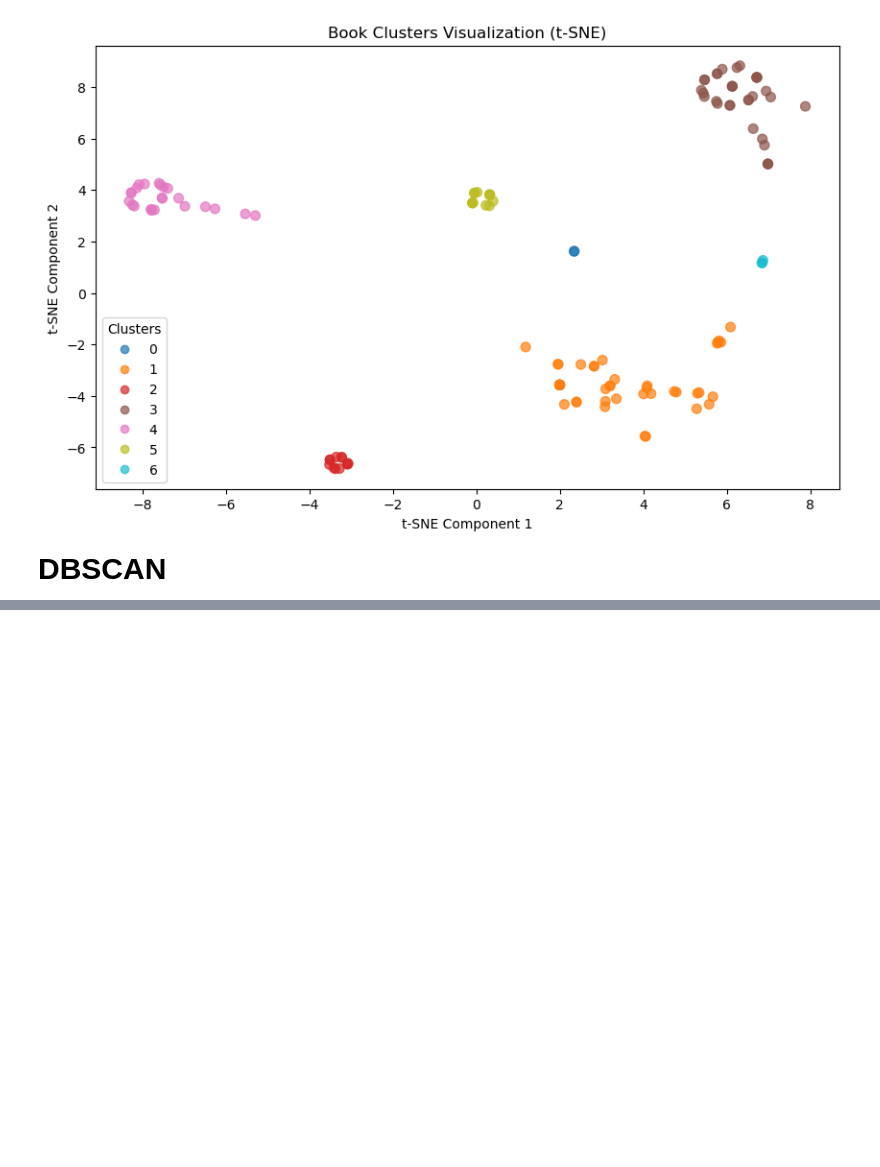
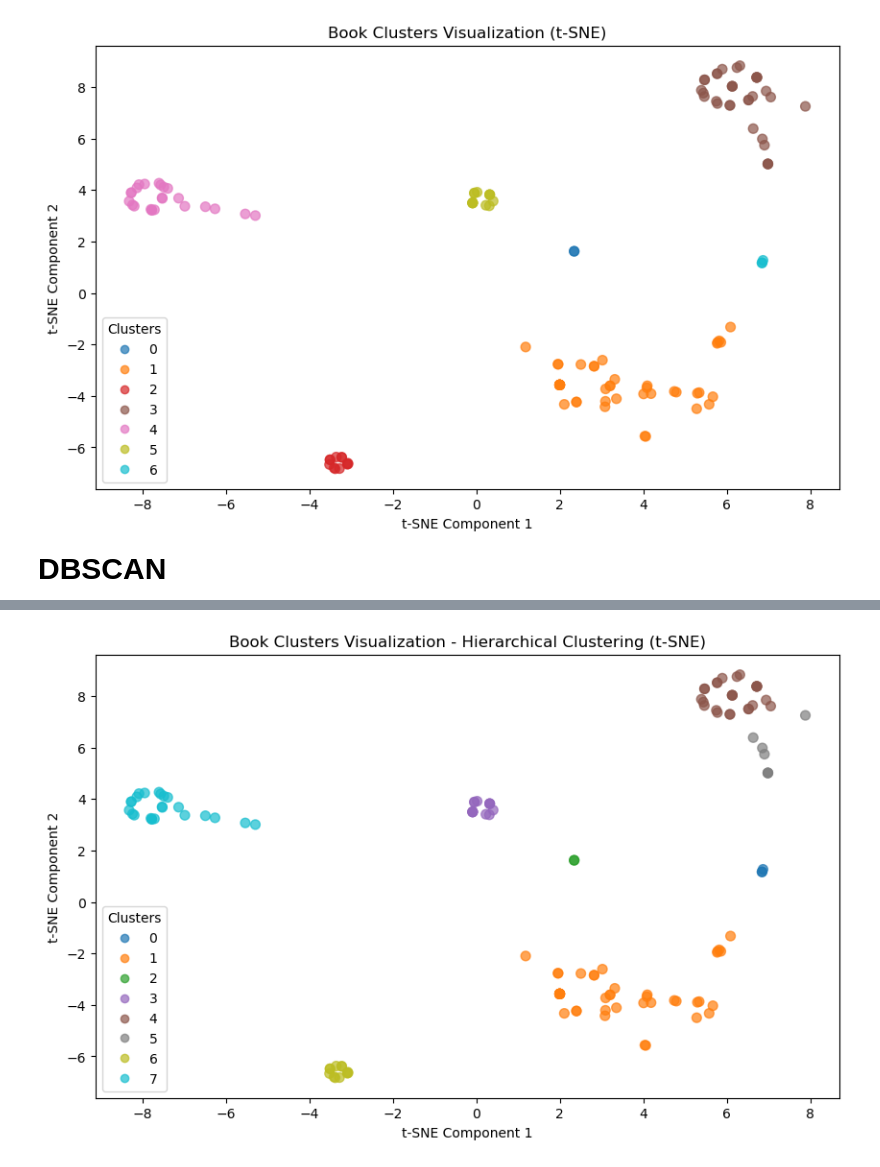
Before and after one commit to mustafaots/Library-Optimization-and-Book-Recommendation-Data-Mining-Project, a Jupyter notebook: notebooks/models/clustering-2/model.ipynb, the cells around one changed output, grey strips where cells are left out. Cells and saved outputs as stored; diff of their text form; code cells hidden in the pictures; blank space fills up the shorter version.

```diff
--- a/notebooks/models/clustering-2/model.ipynb
+++ b/notebooks/models/clustering-2/model.ipynb
@@ -286,0 +485,16 @@ plt.show()
+# %%
+# Apply hierarchical clustering with best parameters
+Z = linkage(X_scaled, method=best_linkage)
+hc_labels = fcluster(Z, best_n_clusters_hc, criterion='maxclust') - 1
+book_df['hc_cluster'] = hc_labels
+
+# Evaluate
+hc_sil_score = silhouette_score(X_scaled, hc_labels)
+
+print("\n" + "="*40)
+print("HIERARCHICAL CLUSTERING EVALUATION")
+print("="*40)
+print(f"Linkage method: {best_linkage}")
+print(f"Number of clusters: {best_n_clusters_hc}")
+print(f"Silhouette Score: {hc_sil_score:.4f}")
+print("="*40)
@@ -286,0 +530,20 @@ plt.show()
+# %%
+# Visualization
+tsne_hc = TSNE(n_components=2, random_state=42)
+X_tsne_hc = tsne_hc.fit_transform(X_scaled)
+
+plt.figure(figsize=(10,6))
+scatter = plt.scatter(
+    X_tsne_hc[:, 0], X_tsne_hc[:, 1],
+    c=book_df["hc_cluster"],
+    cmap='tab10',
+    s=50,
+    alpha=0.7
+)
+plt.xlabel("t-SNE Component 1")
+plt.ylabel("t-SNE Component 2")
+plt.title("Book Clusters Visualization - Hierarchical Clustering (t-SNE)")
+plt.legend(*scatter.legend_elements(), title="Clusters")
+plt.show()
+# %% [output]
+[figure, added]
```
Also changed, not shown: parts of 10 cells of this notebook.
